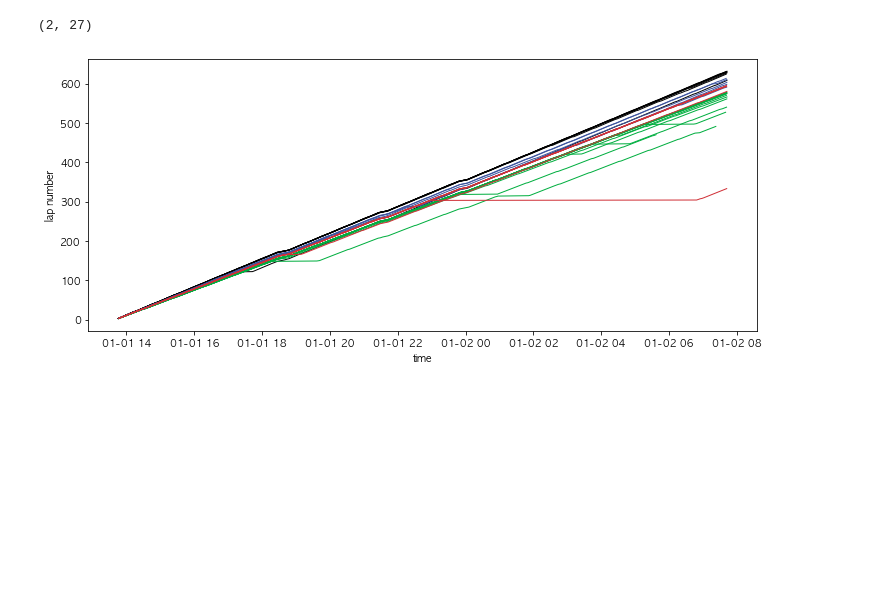
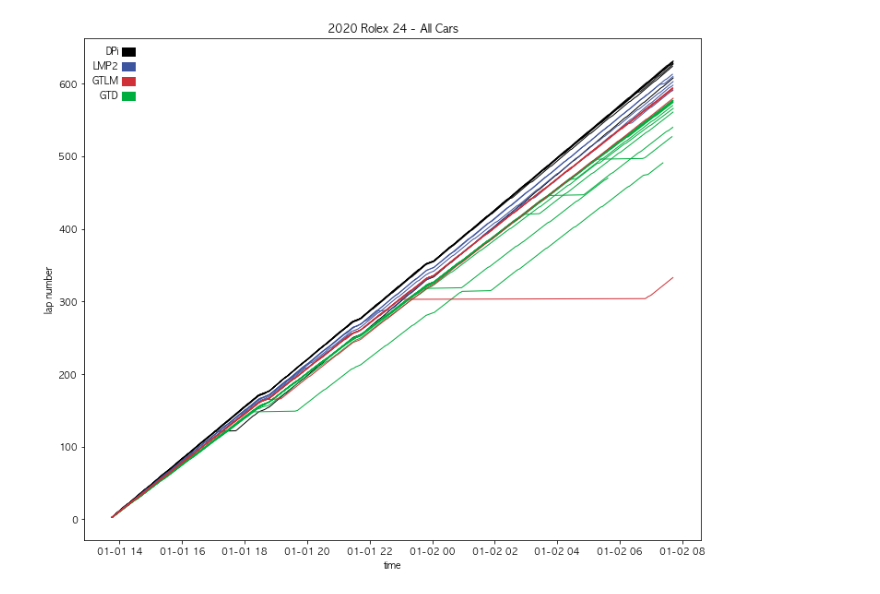
Before and after one commit to adamlamee/IMSA, a Jupyter notebook: 2020-rolex-24-allcars.ipynb, the cells around one changed output. Cells and saved outputs as stored; diff of their text form; code cells hidden in the pictures; blank space fills up the shorter version.

Commit message:
cleaned plots

```diff
--- a/2020-rolex-24-allcars.ipynb
+++ b/2020-rolex-24-allcars.ipynb
@@ -31,28 +36,30 @@ data.head(2)
 |  | NUMBER | DRIVER_NUMBER | LAP_NUMBER | LAP_TIME | LAP_IMPROVEMENT | CROSSING_FINISH_LINE_IN_PIT | S1 | ... |
 | 2 | 10 | 1 | 3 | 1:36.800 | 0 | 0 | 32.092 | ... |
 | 3 | 10 | 1 | 4 | 1:36.346 | 0 | 0 | 31.815 | ... |
-# %%
-data.loc[(data['NUMBER'] == 77) & (data['LAP_NUMBER'] < 5)].shape
-# %% [output]
-(2, 27)
 # %%
 # all cars
-fig = plt.subplots(figsize=(12,5))
+fig = plt.subplots(figsize=(12,10))
 classes = ("DPi", "GTD", "LMP2", "GTLM")
 colors = {"DPi": 'k', "LMP2": '#3d549f', "GTLM": '#d03037', "GTD": '#00ae3f'}
 for c in classes:
     temp = data.loc[data['CLASS'] == c]
     color = colors.get(c, '#D3D3D3')
     for i in  temp['NUMBER'].unique():
         plotdata = temp.loc[data['NUMBER'] == i]
         plt.plot_date(plotdata['time'], plotdata['LAP_NUMBER'], label=i, markersize=0, linestyle='-', linewidth=1,\
                      color=color)
 plt.ylabel("lap number")
-plt.xlabel("time");
+plt.xlabel("time")
+plt.title("2020 Rolex 24 - All Cars")
+hues = ["k", "#3d549f", "#d03037", "#00ae3f"]
+texts = ["DPi", "LMP2", "GTLM", "GTD"]
+patches = [ plt.plot([],[], color=hues[i], linewidth=10,\
+                     label="{:s}".format(texts[i]) )[0]  for i in range(len(texts)) ]
+plt.legend(handles=patches, framealpha=0, markerfirst=False, numpoints=1, fancybox=True, handlelength=.5);
 #plt.xlim(datetime.strptime("22:01:01.0", timeformat),datetime.strptime("22:51:01.0", timeformat))
 #plt.ylim(240,320)
 # %% [output]
-[figure, old version]
+[figure, new version]
 # %%
 # one car
 fig = plt.subplots(figsize=(12,5))
```
Also changed, not shown: parts of 5 cells of this notebook.
